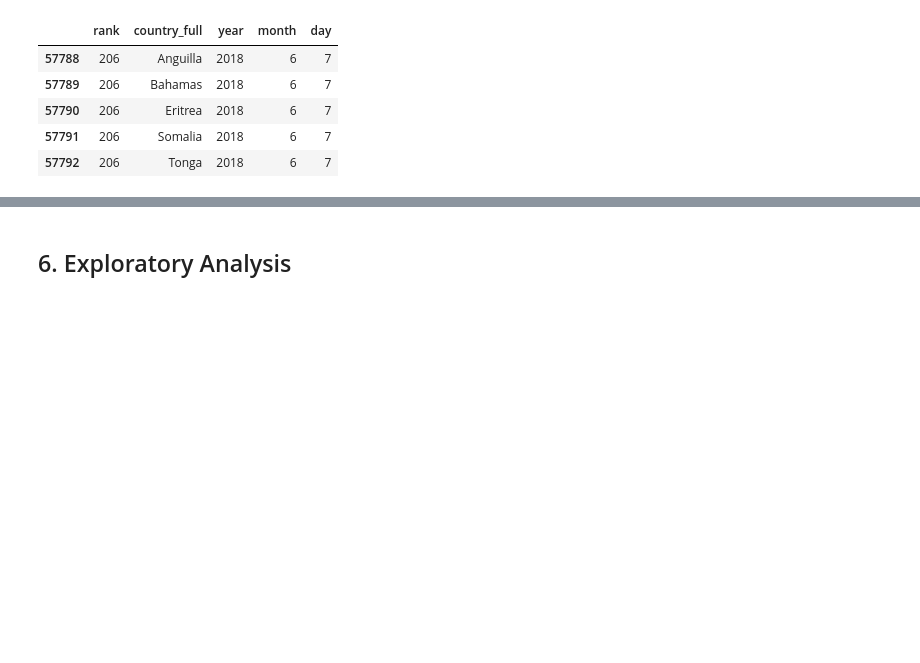
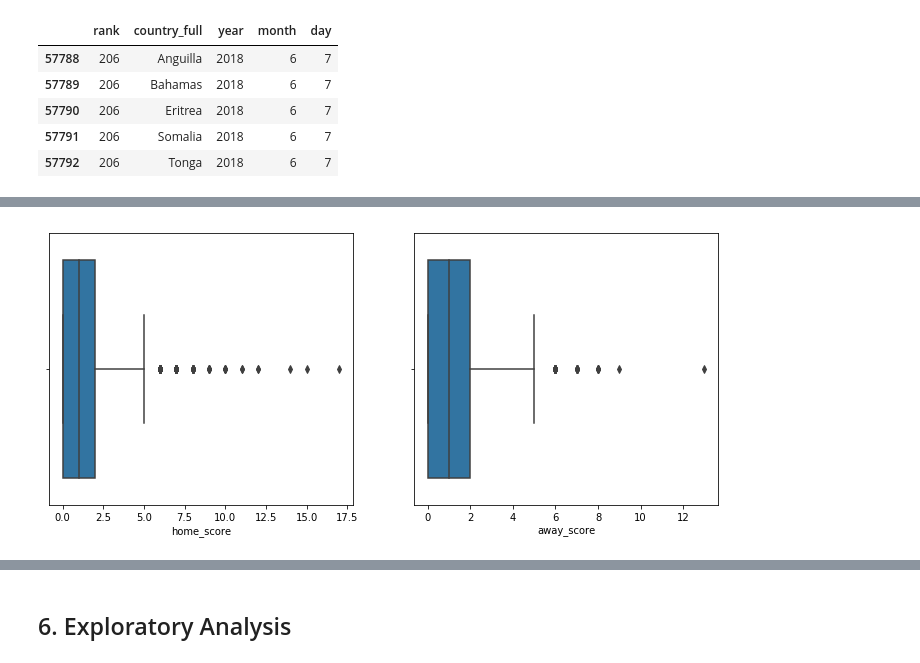
Before and after one commit to booorayan/Regression_fifa, a Jupyter notebook: Football_Match_Predictions.ipynb, the cells around one changed output, grey strips where cells are left out. Saved outputs shown, nothing was run; the diff lists cells and outputs as text; code cells hidden in the pictures; blank space fills up the shorter version.

```diff
--- a/Football_Match_Predictions.ipynb
+++ b/Football_Match_Predictions.ipynb
@@ -460,0 +504,5 @@ ran_f[ran_f['month'] == 5].head()
+# %%
+merg_away.drop('country', 1, inplace=True)
+# %%
+fin_com = pd.merge(merg_home, merg_away, how='left', left_on=['home_team', 'away_team', 'home_score', 'away_score', 'tournament', 'year', 'month', 'status'], right_on=['home_team', 'away_team', 'home_score', 'away_score', 'tournament', 'year', 'month', 'status'])
+fin_com.tail(10)
@@ -460,0 +549,3 @@ ran_f[ran_f['month'] == 5].head()
+# %%
+fin_com = fin_com.drop(['country_full_x', 'country_full_y', 'country'], 1)
+fin_com.head(10)
@@ -460,0 +582,3 @@ ran_f[ran_f['month'] == 5].head()
+# %%
+fin_com.dropna(inplace=True)
+fin_com.isnull().sum()
@@ -470,3 +629,11 @@ ran_f[ran_f['month'] == 5].head()
 # %%
 # More data cleaning procedures
 #
+# %%
+fig,[ax1,ax2] = plt.subplots(1,2, figsize=(12,5))
+sns.boxplot(fin_com.home_score, ax=ax1)
+sns.boxplot(fin_com.away_score, ax=ax2)
+
+plt.show()
+# %% [output]
+[figure, added]
```
Also changed, not shown: parts of 76 cells of this notebook.
